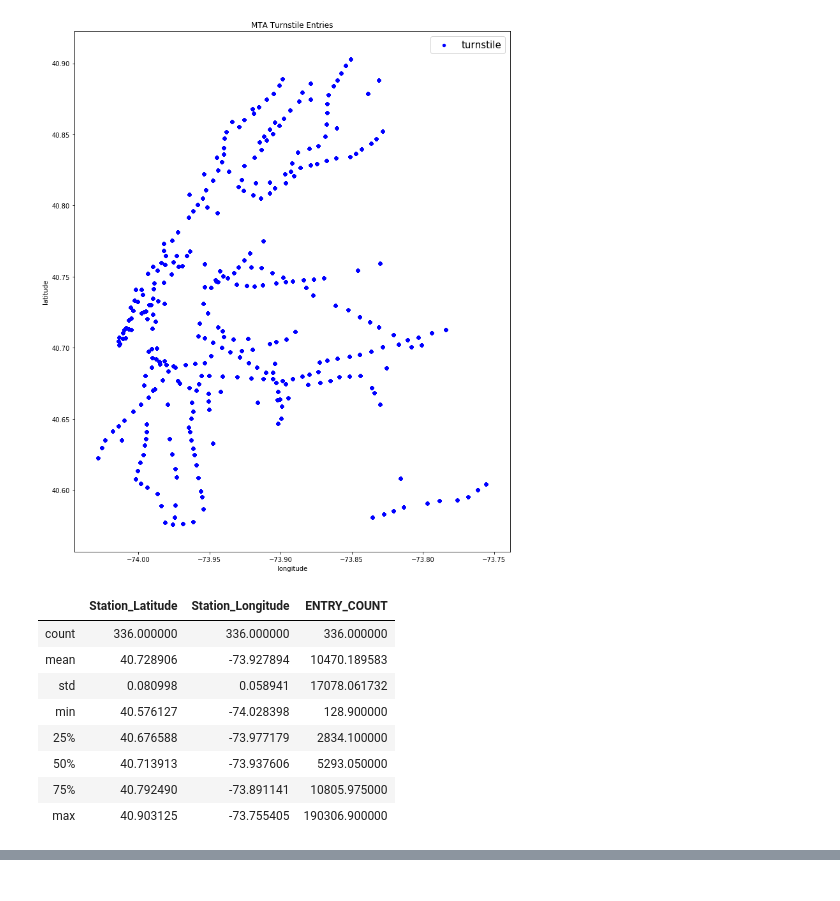
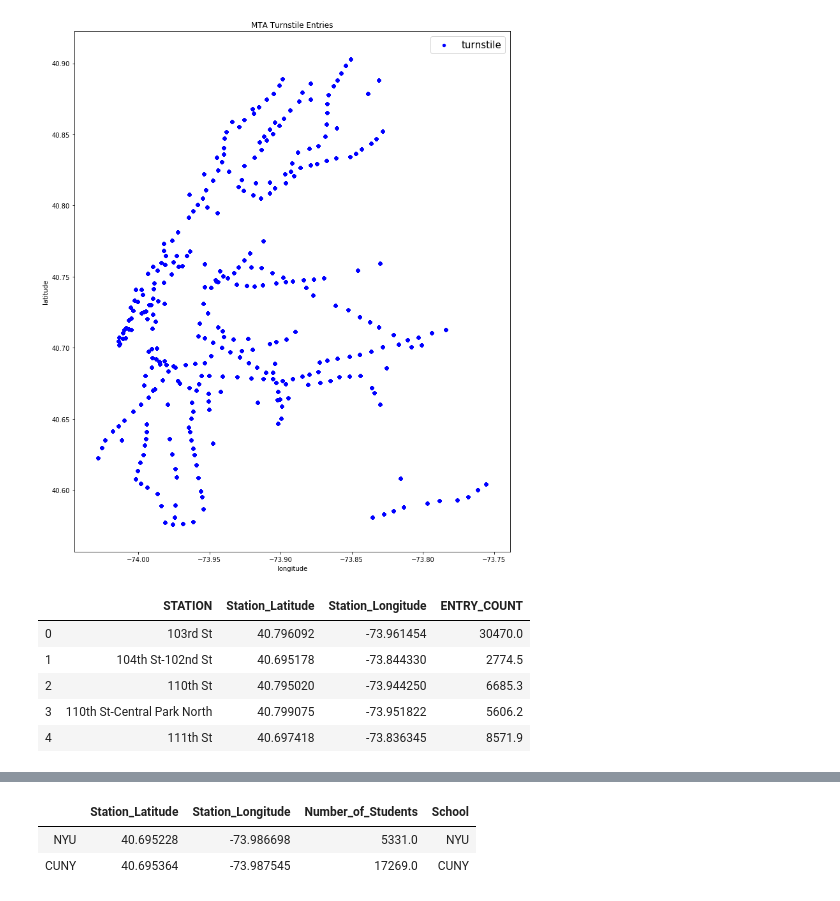
Before and after one commit to scottkds/metis_project1, a Jupyter notebook: notebooks/Metis_Project1_Map.ipynb, the cells around one changed output, grey strips where cells are left out. Saved outputs shown, nothing was run; the diff lists cells and outputs as text; code cells hidden in the pictures.

```diff
--- a/notebooks/Metis_Project1_Map.ipynb
+++ b/notebooks/Metis_Project1_Map.ipynb
@@ -53,25 +53,22 @@ plt.legend(prop={'size':15})
 <matplotlib.legend.Legend at 0x...>
 [figure]
 # %%
-#function to create new geo dataframe for geo plot of ENTRY_COUNT
+#function to create new geo dataframe for geo plot of sum(ENTRY_COUNT)
 #NOTE: have to divide ENTRY_COUNT by standard number (e.g., 10) to normalize circle sizes--otherwise too large to see differences
 def process_dataframes(df_geo):
     df_geo = df.dropna()
     agg_entries = geo_df.groupby(['STATION', 'Station_Latitude', 'Station_Longitude'])['ENTRY_COUNT'].sum().reset_index()
     return agg_entries
 mta_turnstile_entries = process_dataframes(geo_df)
 mta_turnstile_entries['ENTRY_COUNT'] = mta_turnstile_entries['ENTRY_COUNT']/10
-mta_turnstile_entries.describe()
+mta_turnstile_entries.head()
 # %% [output]
-|  | Station_Latitude | Station_Longitude | ENTRY_COUNT |
-| count | 336.000000 | 336.000000 | 336.000000 |
-| mean | 40.728906 | -73.927894 | 10470.189583 |
-| std | 0.080998 | 0.058941 | 17078.061732 |
-| min | 40.576127 | -74.028398 | 128.900000 |
-| 25% | 40.676588 | -73.977179 | 2834.100000 |
-| 50% | 40.713913 | -73.937606 | 5293.050000 |
-| 75% | 40.792490 | -73.891141 | 10805.975000 |
-| max | 40.903125 | -73.755405 | 190306.900000 |
+|  | STATION | Station_Latitude | Station_Longitude | ENTRY_COUNT |
+| 0 | 103rd St | 40.796092 | -73.961454 | 30470.0 |
+| 1 | 104th St-102nd St | 40.695178 | -73.844330 | 2774.5 |
+| 2 | 110th St | 40.795020 | -73.944250 | 6685.3 |
+| 3 | 110th St-Central Park North | 40.799075 | -73.951822 | 5606.2 |
+| 4 | 111th St | 40.697418 | -73.836345 | 8571.9 |
 # %%
 #function to create folium circle markers, to be overlaid onto map
 def add_markers_folium_map(df, m, color):
@@ -92,0 +94,8 @@ m
+# %%
+transposed_df_schools = df_schools.transpose()
+transposed_df_schools['School'] = transposed_df_schools.index
+transposed_df_schools
+# %% [output]
+|  | Station_Latitude | Station_Longitude | Number_of_Students | School |
+| NYU | 40.695228 | -73.986698 | 5331.0 | NYU |
+| CUNY | 40.695364 | -73.987545 | 17269.0 | CUNY |
```
Also changed, not shown: parts of 7 cells of this notebook.
